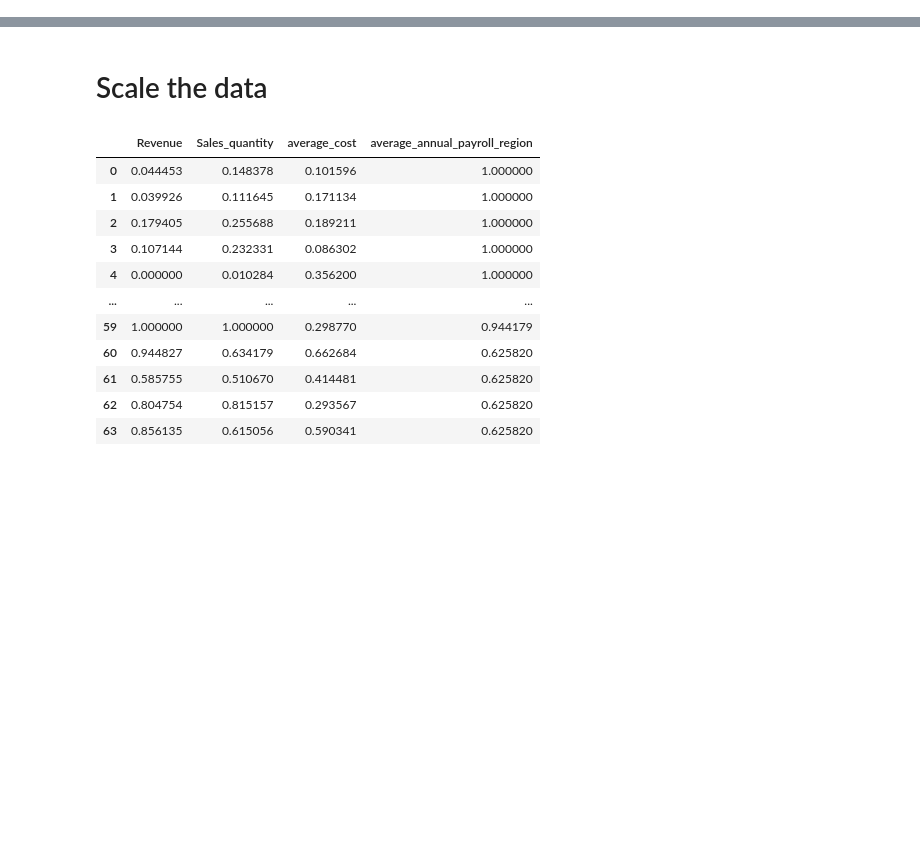
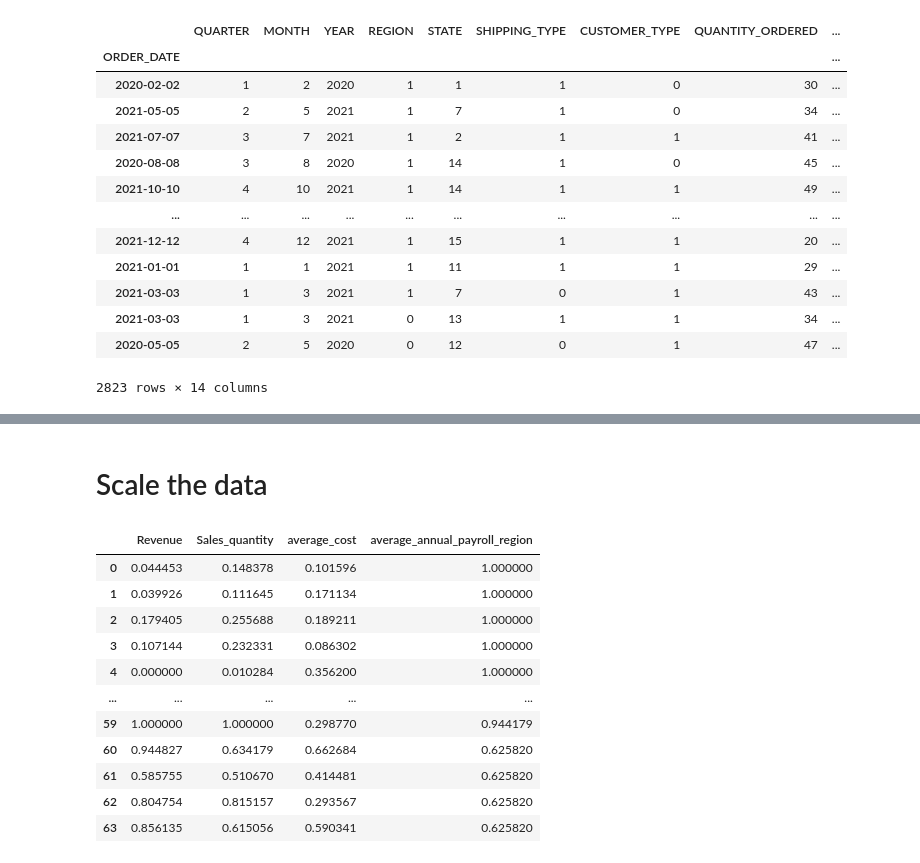
Before and after one commit to reedzamohd/sta768_case_study, a Jupyter notebook: case_study_sta/initial_exp.ipynb, the cells around one changed output, grey strips where cells are left out. Cells and saved outputs as stored; diff of their text form; code cells hidden in the pictures; blank space fills up the shorter version.

```diff
--- a/case_study_sta/initial_exp.ipynb
+++ b/case_study_sta/initial_exp.ipynb
@@ -8,0 +29,17 @@ df1 = df
+# %%
+df_lol
+# %% [output]
+|  | QUARTER | MONTH | YEAR | REGION | STATE | SHIPPING_TYPE | CUSTOMER_TYPE | QUANTITY_ORDERED | ... |
+| ORDER_DATE |  |  |  |  |  |  |  |  | ... |
+| 2020-02-02 | 1 | 2 | 2020 | 1 | 1 | 1 | 0 | 30 | ... |
+| 2021-05-05 | 2 | 5 | 2021 | 1 | 7 | 1 | 0 | 34 | ... |
+| 2021-07-07 | 3 | 7 | 2021 | 1 | 2 | 1 | 1 | 41 | ... |
+| 2020-08-08 | 3 | 8 | 2020 | 1 | 14 | 1 | 0 | 45 | ... |
+| 2021-10-10 | 4 | 10 | 2021 | 1 | 14 | 1 | 1 | 49 | ... |
+| ... | ... | ... | ... | ... | ... | ... | ... | ... | ... |
+| 2021-12-12 | 4 | 12 | 2021 | 1 | 15 | 1 | 1 | 20 | ... |
+| 2021-01-01 | 1 | 1 | 2021 | 1 | 11 | 1 | 1 | 29 | ... |
+| 2021-03-03 | 1 | 3 | 2021 | 1 | 7 | 0 | 1 | 43 | ... |
+| 2021-03-03 | 1 | 3 | 2021 | 0 | 13 | 1 | 1 | 34 | ... |
+| 2020-05-05 | 2 | 5 | 2020 | 0 | 12 | 0 | 1 | 47 | ... |
+2823 rows × 14 columns
```
Also changed, not shown: parts of 15 cells of this notebook, 2 other files.
